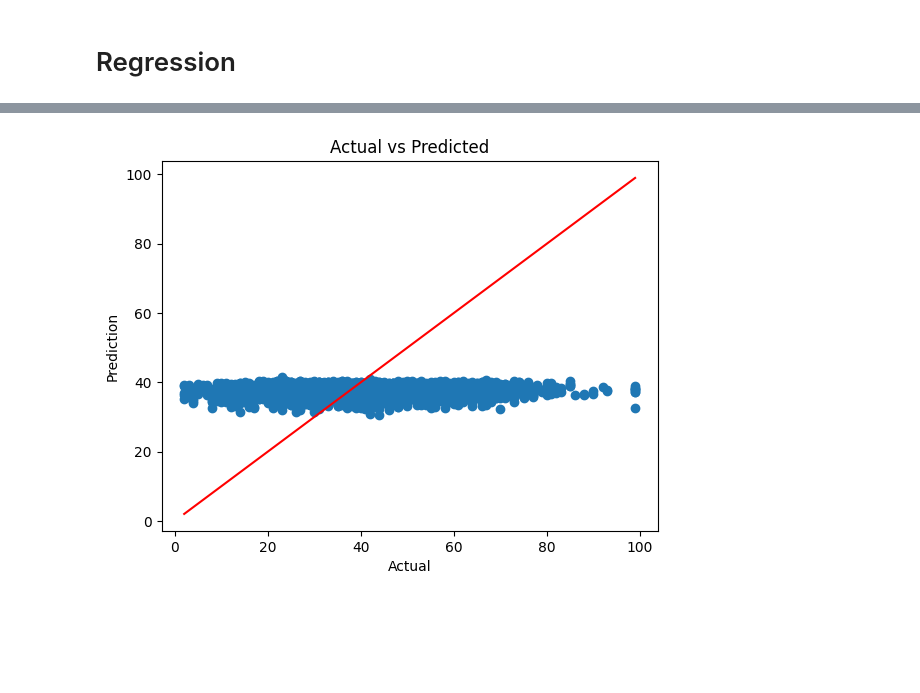
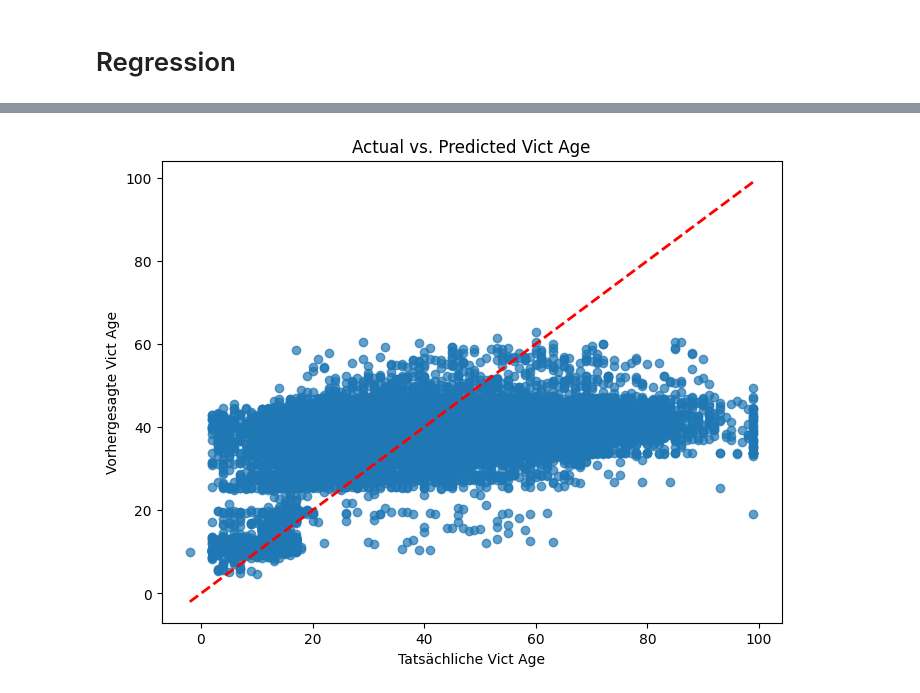
Before and after one commit to Maytastico/data-science-exam, a Jupyter notebook: ai.ipynb, the cells around one changed output, grey strips where cells are left out. Saved outputs shown, nothing was run; the diff lists cells and outputs as text; code cells hidden in the pictures; blank space fills up the shorter version.

```diff
--- a/ai.ipynb
+++ b/ai.ipynb
@@ -33,10 +33,10 @@ import seaborn as sns
 # %%
 # Loading Datasets
 data = pd.read_csv('./Crime_Data_from_2020_to_Present.csv', usecols=['DR_NO','AREA NAME' ,'Date Rptd', 'DATE OCC', 'TIME OCC', 'LOCATION', 'Crm Cd Desc', 'Vict Age', 'Vict Sex', 'Weapon Desc', 'Premis Desc', 'LAT', 'LON'], header=0)
-data = data[data['DATE OCC'].str.contains('2024') | data['DATE OCC'].str.contains('2025')]
-data = data[data['Vict Age'] != 0]
+data = data[data['DATE OCC'].str.contains('2024')]
+data = data[data['Vict Age'] > 0]
+data = data[data['Vict Sex'] != 'H']
+data = data[data['Vict Sex'] != 'X']
 data.dropna(inplace=True)
 
 encoded = pd.DataFrame()
-
-data.head()
@@ -56,7 +49,7 @@ data.head()
 data['DATE OCC'] = pd.to_datetime(data['DATE OCC'], format='%m/%d/%Y %I:%M:%S %p')
 #data['DATE OCC'] = pd.to_datetime(data['DATE OCC'] + ' ' + data['TIME OCC'], format='%Y-%m-%d %M:%S')
 # Convert the datetime column to Unix timestamps
-encoded['UNIX_TIMESTAMP'] = data['DATE OCC'].apply(lambda x: x.timestamp())
+#encoded['UNIX_TIMESTAMP'] = data['DATE OCC'].apply(lambda x: x.timestamp())
 encoded['TIME OCC'] = data['TIME OCC'].copy()
 encoded['Vict Age'] = data['Vict Age'].copy()
 data
@@ -225,35 +262,62 @@ encoded.describe()
 # %%
-# Regression
-from sklearn.model_selection import train_test_split
-from sklearn.linear_model import LinearRegression
+import numpy as np
+import matplotlib.pyplot as plt
+from sklearn.model_selection import train_test_split, GridSearchCV
+from sklearn.ensemble import RandomForestRegressor
 from sklearn.metrics import mean_squared_error, r2_score
 
+encoded_regression = encoded.copy()
 
+# 3. Entfernen der Spalten "UNIX_TIMESTAMP" und "LOCATION"
+encoded_regression = encoded_regression.drop(columns=['LOCATION'])
+
+# 4. Feature-Engineering aus "TIME OCC" (Format HHMM -> Stunde)
+encoded_regression['hour'] = encoded_regression['TIME OCC'] // 100
+encoded_regression = encoded_regression.drop(columns=['TIME OCC'])
+
+# 5. One-Hot-Encoding für die kategorialen Variablen
+categorical_cols = ['Crm Cd Desc', 'AREA NAME', 'Vict Sex', 'Premis Desc', 'Weapon Desc']
+data = pd.get_dummies(encoded_regression, columns=categorical_cols, drop_first=True)
+
+# 6. Definieren von Zielvariable (y) und Features (X)
 target = 'Vict Age'
-X = encoded.copy()
-# Features und Zielvariable definieren
-X = X.drop(columns=[target])
-y = encoded[target]
+X = encoded_regression.drop(columns=[target])
+y = encoded_regression[target]
 
-# Train- & Testdata
-X_train, X_test, y_train, y_test = train_test_split(X, y, test_size=0.2, random_state=42)
+# 7. Aufteilen in Trainings- und Testdaten
+X_train, X_test, y_train, y_test = train_test_split(
+    X, y, test_size=0.2, random_state=42
+)
 
-model = LinearRegression()
-model.fit(X_train, y_train)
 
-# Vorhersagen und Evaluation
-y_pred = model.predict(X_test)
-# Calculate and print evaluation metrics
-print("Mean Squared Error (MSE):", mean_squared_error(y_test, y_pred))
-print("R² Score:", r2_score(y_test, y_pred))
 
-# Visualization
-plt.scatter(y_test, y_pred)
-plt.xlabel("Actual")
-plt.ylabel("Prediction")
-plt.plot([y_test.min(), y_test.max()], [y_test.min(), y_test.max()], color='red')
-plt.title("Actual vs Predicted")
+# 8. Random-Forest-Regressor mit Hyperparameter-Tuning via GridSearchCV
+param_grid = {
+    'n_estimators': [100, 200],
+    'max_depth': [None, 5, 10],
+    'min_samples_split': [2, 5]
+}
+rf = RandomForestRegressor(random_state=42)
+grid_search = GridSearchCV(rf, param_grid, cv=5, scoring='r2', n_jobs=-1)
+grid_search.fit(X_train, y_train)
+
+best_rf = grid_search.best_estimator_
+print("Beste Hyperparameter:", grid_search.best_params_)
+print("Bestes CV-R²:", grid_search.best_score_)
+
+# 9. Vorhersagen auf Testdaten und Evaluierung
+y_pred = best_rf.predict(X_test)
+mse_value = mean_squared_error(y_test, y_pred)
+r2_value = r2_score(y_test, y_pred)
+print("Test MSE:", mse_value)
+print("Test R²:", r2_value)
+
+# 10. Scatter-Plot: Tatsächliche vs. Vorhergesagte Werte
+plt.figure(figsize=(8,6))
+plt.scatter(y_test, y_pred, alpha=0.7)
+plt.plot([y_test.min(), y_test.max()], [y_test.min(), y_test.max()], 'r--', lw=2)
+plt.xlabel("Tatsächliche Vict Age")
+plt.ylabel("Vorhergesagte Vict Age")
+plt.title("Actual vs. Predicted Vict Age")
 plt.show()
-
-X_train
 # %% [output]
@@ -262 +328 @@ R² Score: 0.010271807370752728
-[figure, old version]
+[figure, new version]
```
Also changed, not shown: parts of 21 cells of this notebook, 14 other files.
